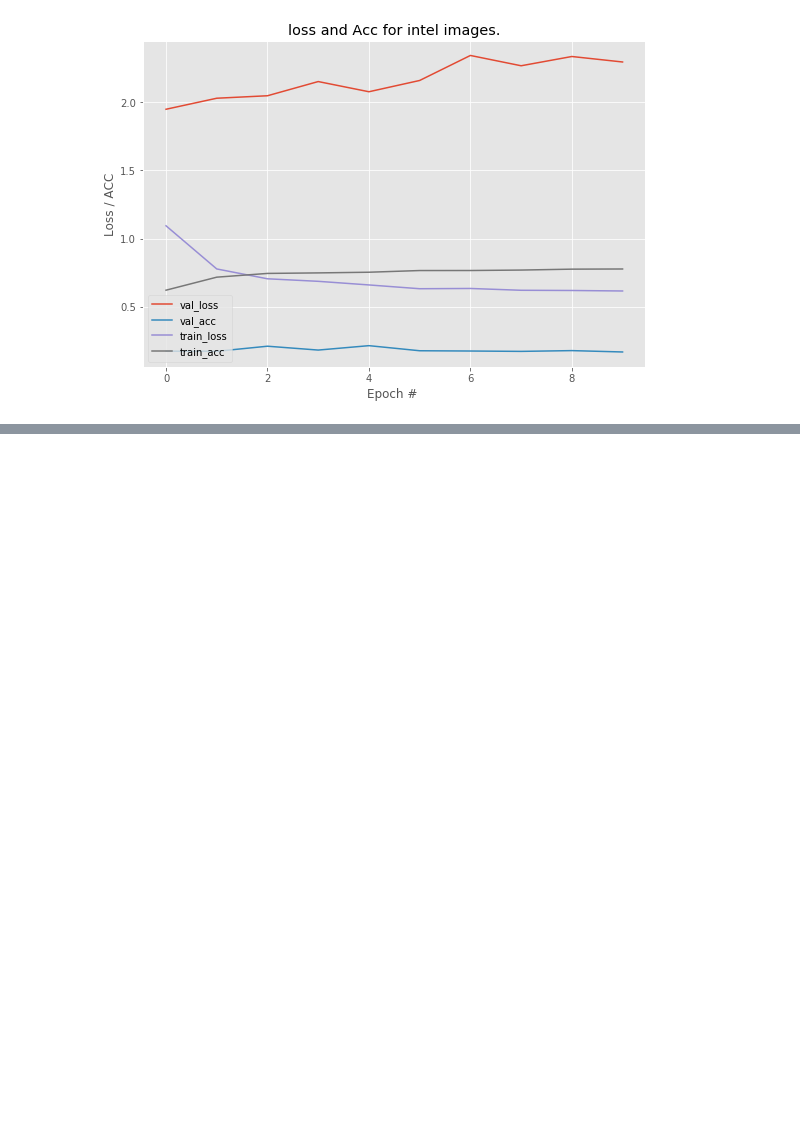
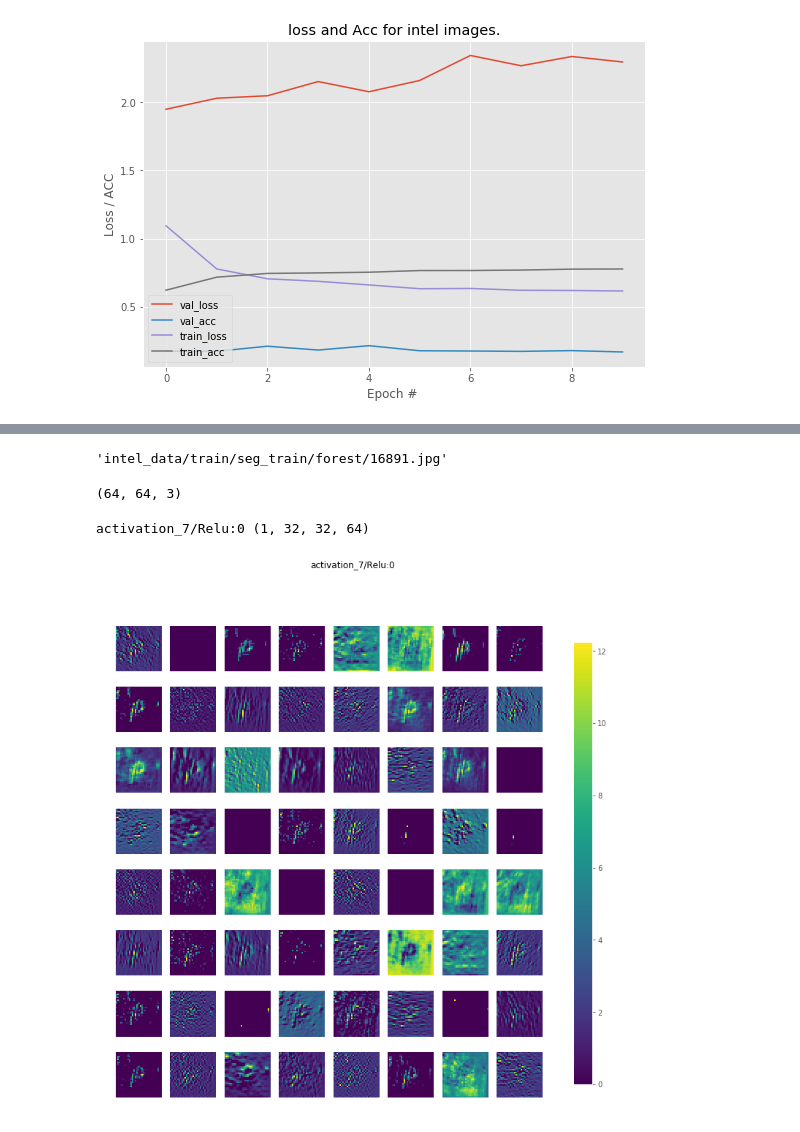
Before and after one commit to Xnsam/machine_learning_prax, a Jupyter notebook: intel_image_classification.ipynb, the cells around one changed output, grey strips where cells are left out. Cells and saved outputs as stored; diff of their text form; code cells hidden in the pictures; blank space fills up the shorter version.

```diff
--- a/intel_image_classification.ipynb
+++ b/intel_image_classification.ipynb
@@ -545,0 +567,16 @@ plot_metrics(h.history, 10, 'train')
+# %%
+train_files[0]
+# %% [output]
+'intel_data/train/seg_train/forest/16891.jpg'
+# %%
+tmp = img_to_array(load_img(train_files[0], target_size=(64, 64)))
+tmp.shape
+# %% [output]
+(64, 64, 3)
+# %%
+x = np.reshape(tmp, (-1, 64, 64, 3))
+activations = keract.get_activations(model, x, 'activation_7')
+keract.display_activations(activations, save=False)
+# %% [output]
+activation_7/Relu:0 (1, 32, 32, 64)
+[figure, added]
```
Also changed, not shown: parts of 5 cells of this notebook.
